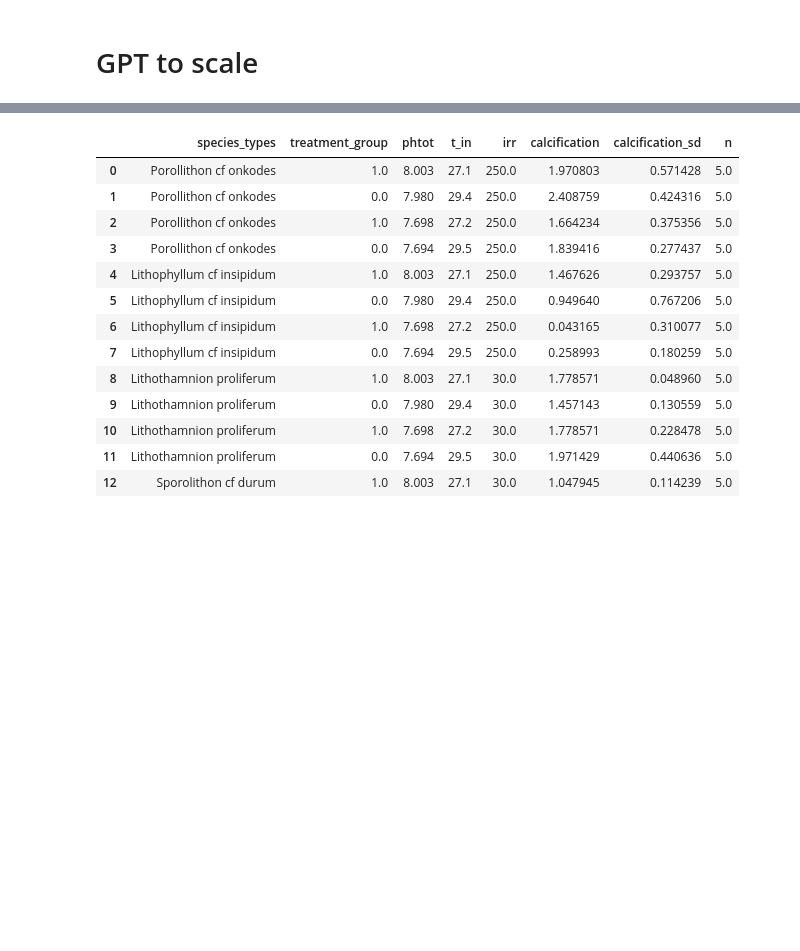
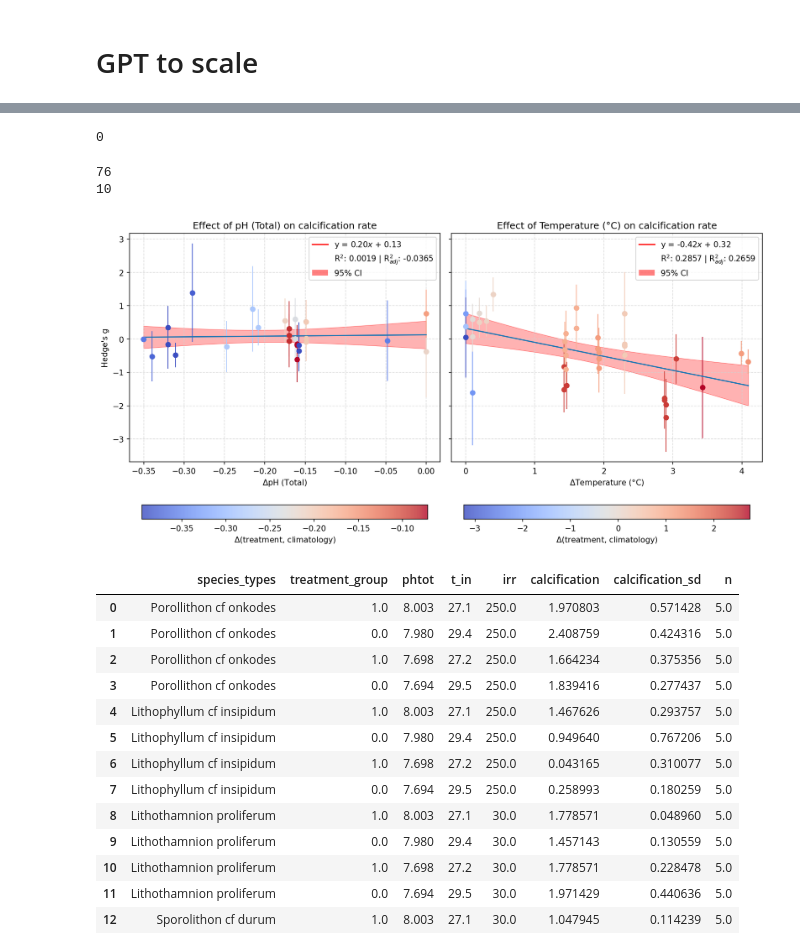
Before and after one commit to orlando-code/calc-rates, a Jupyter notebook: analysis.ipynb, the cells around one changed output, grey strips where cells are left out. Drawn from its saved outputs; the diff is of its cells as text; code cells hidden in the pictures; blank space fills up the shorter version.

```diff
--- a/analysis.ipynb
+++ b/analysis.ipynb
@@ -456,3 +398,75 @@ Skipping comparison between 1.0 and 3.0 treatments: Different sample sizes
+# %%
+# Match by DOI the Hedges' g results with the climatology data
+# matched_df = results_df.join(climatology_df, how="left", rsuffix="_clim")
+matched_df = results_df.merge(climatology_df, left_index=True, right_index=True)
+
+# Define mapping of climatology variables to treatment variables
+clim_var_map = {'t_in': 'MMM_30y_mean', 'phtot': 'mean_pH_30y_ensemble'}
+
+# Calculate difference between treatment and historic conditions dynamically
+matched_df['clim_delta'] = matched_df.apply(
+    lambda row: row['treatment_val'] - row[clim_var_map[row['variable']]]
+    if row['variable'] in clim_var_map else np.nan,
+    axis=1
+)
+# %%
+len(climatology_df.index) - len(utils.read_yaml("data/locations.yaml").keys())
+# %% [output]
+0
+# %%
+print(len(matched_df))
+print(matched_df.clim_delta.isna().sum())
+# %% [output]
+76
+10
+# %%
+import matplotlib.colors as mcolors
+import matplotlib.cm as cm
+
+fig, (ax_ph, ax_t) = plt.subplots(1, 2, figsize=(12, 6), dpi=150, sharey=True)
+
+for var, var_name in zip(['phtot', 't_in'], ['pH (Total)', 'Temperature (°C)']):
+    ax = ax_ph if var == 'phtot' else ax_t
+    subset = matched_df[matched_df['variable'] == var].dropna(subset=['delta_var', 'hedges_g'])  # remove any rows containing nans
+
+    cmap = cm.coolwarm
+    norm = mcolors.Normalize(vmin=subset['clim_delta'].min(), vmax=subset['clim_delta'].max())
+    colors = [cmap(norm(val)) for val in subset['clim_delta']]
+
+    # Plot error bars **matching scatter point colors**
+    for i, (x, y, yerr, color) in enumerate(zip(subset['delta_var'], subset['hedges_g'],
+                                                (subset['hedges_g'] - subset['hg_ci_l']).values,
+                                                colors)):
+        ax.errorbar(x, y, yerr=[[yerr], [yerr]], fmt='o', color=color, alpha=1, lw=1)
+
+    scatter = ax.scatter(subset['delta_var'], subset['hedges_g'],
+                         c=subset['clim_delta'], cmap=cmap, norm=norm,
+                         alpha=0.8, lw=0.1, edgecolor='black')
+
+    summary_stats = plotting.simple_regplot(subset['delta_var'], subset['hedges_g'], ax=ax, ci_kws={"color": "red"})
+    # add colourbar for clim_delta
+    cbar = plt.colorbar(scatter, ax=ax, fraction=0.05, orientation="horizontal")
+    cbar.set_label(f"$\\Delta$(treatment, climatology)")
+
+    # formatting
+    ax.grid(c='lightgrey', linestyle='--', alpha=0.8)
+    ax.set_ylabel("")
+    ax.set_xlabel(f"$\\Delta${var_name}")
+    ax.set_title(f"Effect of {var_name} on calcification rate")
+    # setting up legend
+    c, m = summary_stats.params
+    ax.plot([],[], c='red', label=f"y = {m:.2f}$x$ + {c:.2f}")
+    alpha_patch = plt.Rectangle((0,0),1,1,fc="red", edgecolor = 'none', alpha=0.5)
+    ax.plot([],[],alpha=0,label = f"R$^2$: {summary_stats.rsquared:.4f} | R$^2_{{adj}}$: {summary_stats.rsquared_adj:.4f}")
+    handles, labels = ax.get_legend_handles_labels()
+    handles.append(alpha_patch)
+    labels.append("95% CI")
+    ax.legend(handles, labels)
+
+ax_ph.set_ylabel("Hedge's g")
+plt.tight_layout()
+# %% [output]
+[figure, added]
 # %%
 sel_cols = ['species_types', 'treatment_group', 'phtot', 't_in', 'irr', 'calcification', 'calcification_sd', 'n']
 study_df[sel_cols]
```
Also changed, not shown: parts of 20 cells of this notebook, 1 other file.
